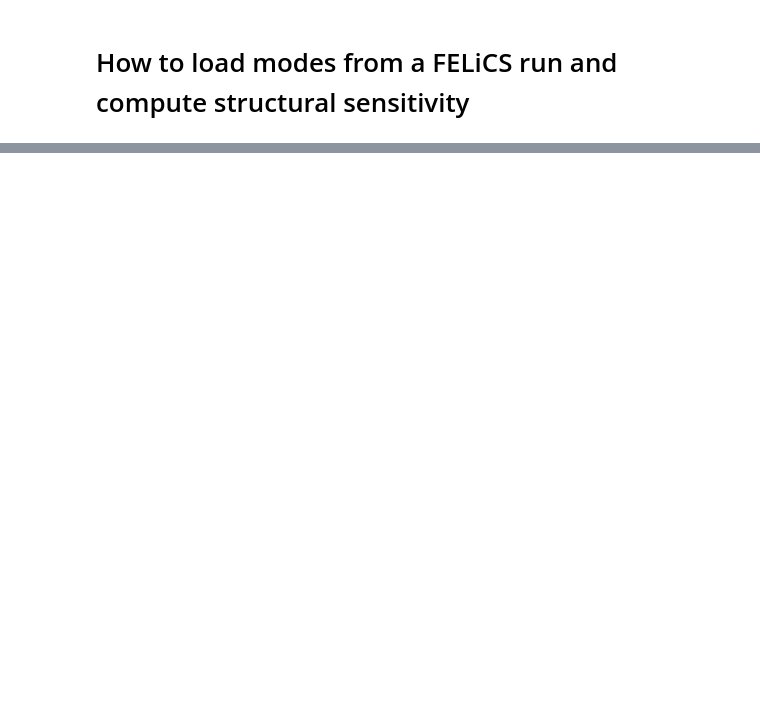
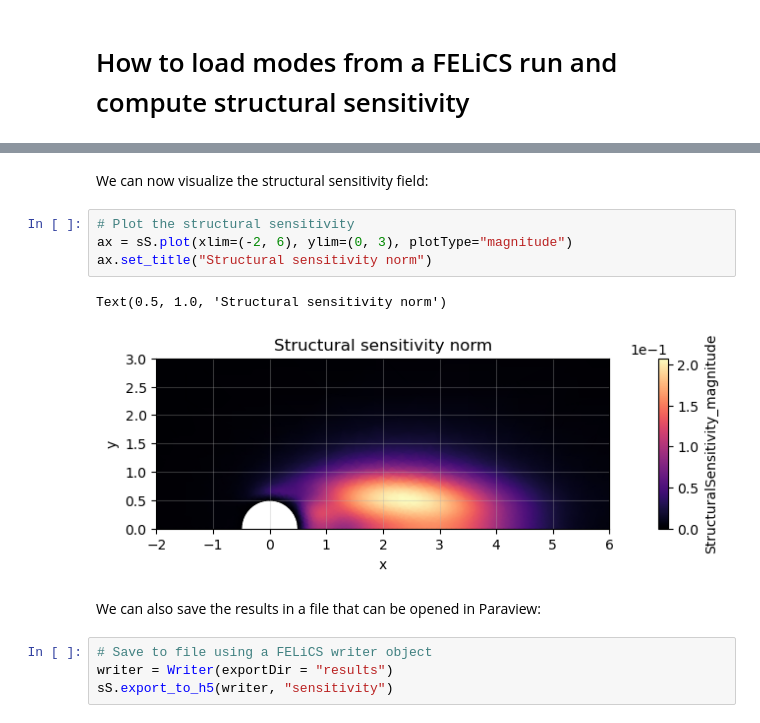
Before and after one commit to arash-mp/FELiCS_FSI, a Jupyter notebook: how_tos/04_LoadingModesAndStructuralSensitivity/04_HowToLoadModesAndComputeStructuralSensitivity.ipynb, the cells around one changed output, grey strips where cells are left out. Saved outputs shown, nothing was run; the diff lists cells and outputs as text; blank space fills up the shorter version.

Commit message:
Complete update of how_to guide on structural sensitivity

```diff
--- a/how_tos/04_LoadingModesAndStructuralSensitivity/04_HowToLoadModesAndComputeStructuralSensitivity.ipynb
+++ b/how_tos/04_LoadingModesAndStructuralSensitivity/04_HowToLoadModesAndComputeStructuralSensitivity.ipynb
@@ -273,0 +322,15 @@ sS.plot(xlim=(-2, 6), ylim=(0, 4))
+# %% [markdown]
+We can now visualize the structural sensitivity field:
+# %%
+# Plot the structural sensitivity
+ax = sS.plot(xlim=(-2, 6), ylim=(0, 3), plotType="magnitude")
+ax.set_title("Structural sensitivity norm")
+# %% [output]
+Text(0.5, 1.0, 'Structural sensitivity norm')
+[figure, added]
+# %% [markdown]
+We can also save the results in a file that can be opened in Paraview:
+# %%
+# Save to file using a FELiCS writer object
+writer = Writer(exportDir = "results")
+sS.export_to_h5(writer, "sensitivity")
```
Also changed, not shown: parts of 62 cells of this notebook, 51 other files.
